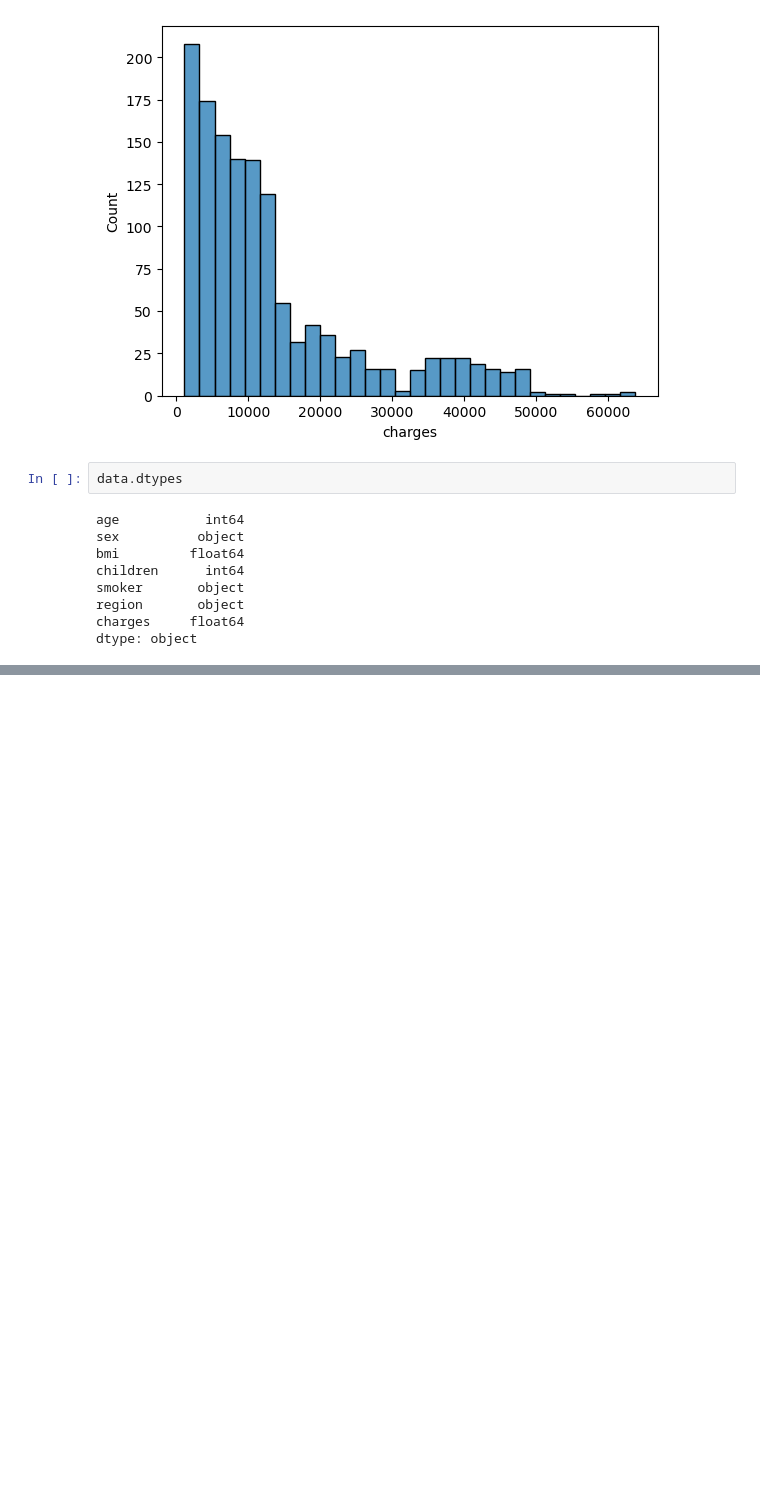
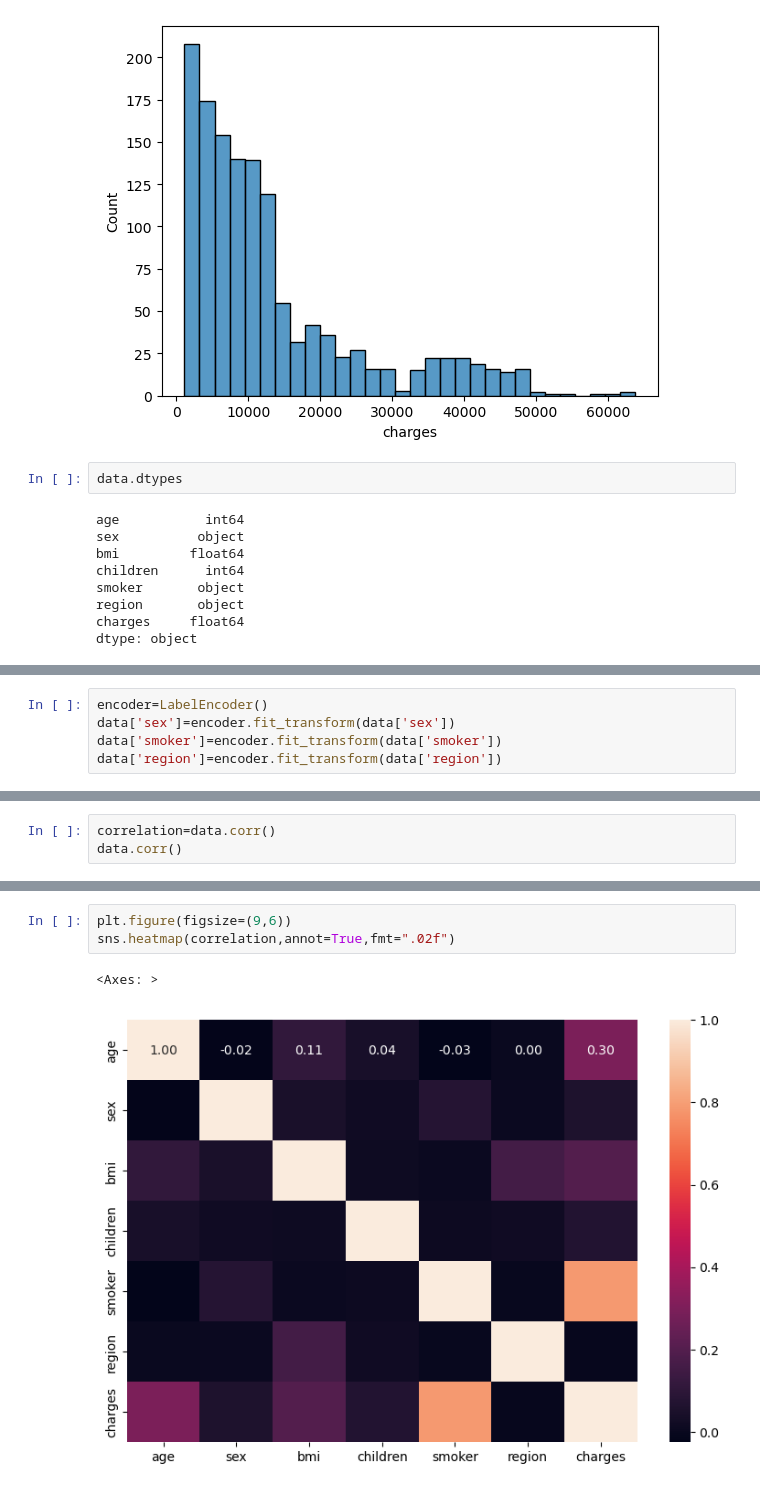
Before and after one commit to SilbaB/Data-School, a Jupyter notebook: Regression.ipynb, the cells around one changed output, grey strips where cells are left out. Saved outputs shown, nothing was run; the diff lists cells and outputs as text; blank space fills up the shorter version.

Commit message:
label encoder

```diff
--- a/Regression.ipynb
+++ b/Regression.ipynb
@@ -131,0 +160,5 @@ dtype: object
+# %%
+encoder=LabelEncoder()
+data['sex']=encoder.fit_transform(data['sex'])
+data['smoker']=encoder.fit_transform(data['smoker'])
+data['region']=encoder.fit_transform(data['region'])
@@ -131,0 +174,3 @@ dtype: object
+# %%
+correlation=data.corr()
+data.corr()
@@ -131,0 +186,6 @@ dtype: object
+# %%
+plt.figure(figsize=(9,6))
+sns.heatmap(correlation,annot=True,fmt=".02f")
+# %% [output]
+<Axes: >
+[figure, added]
```
Also changed, not shown: parts of 7 cells of this notebook.
